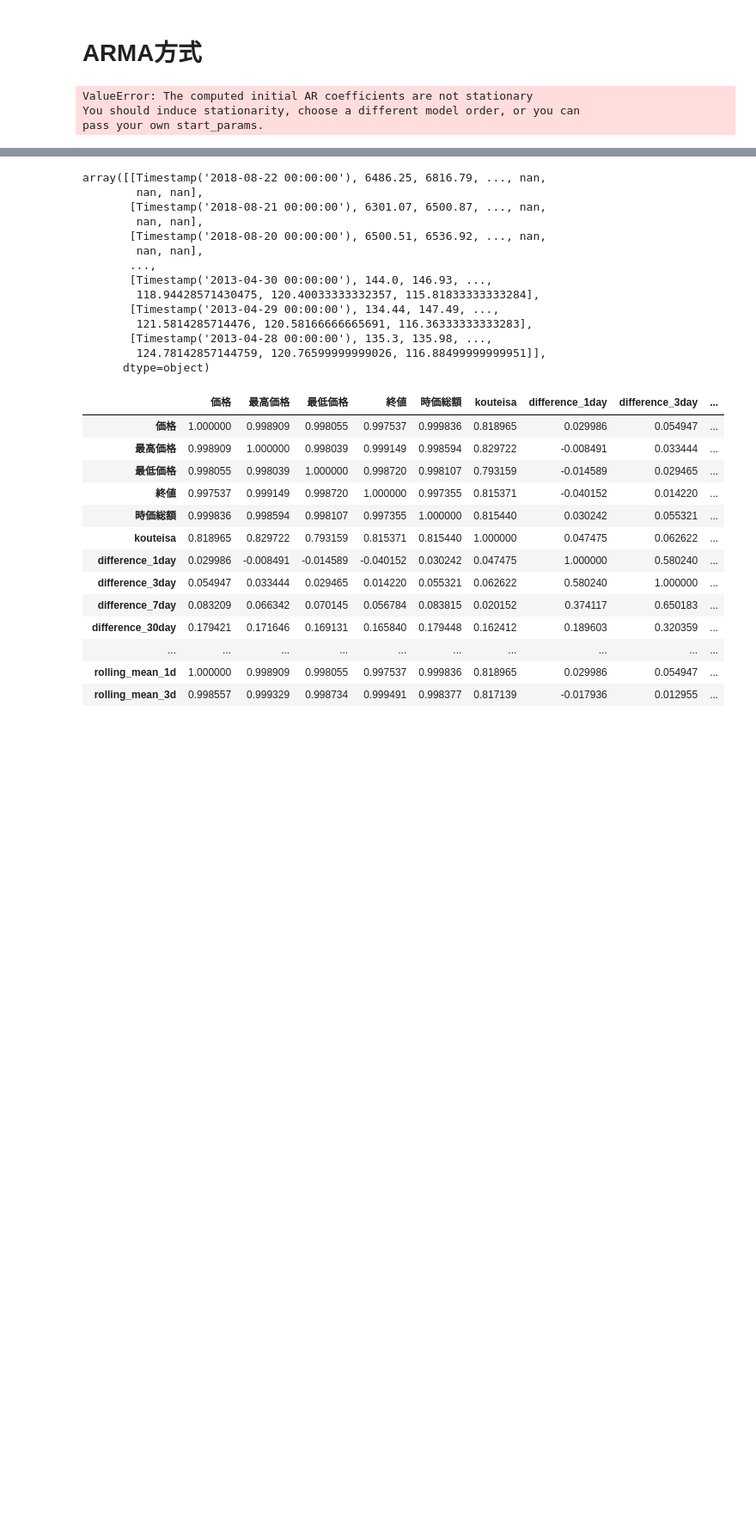
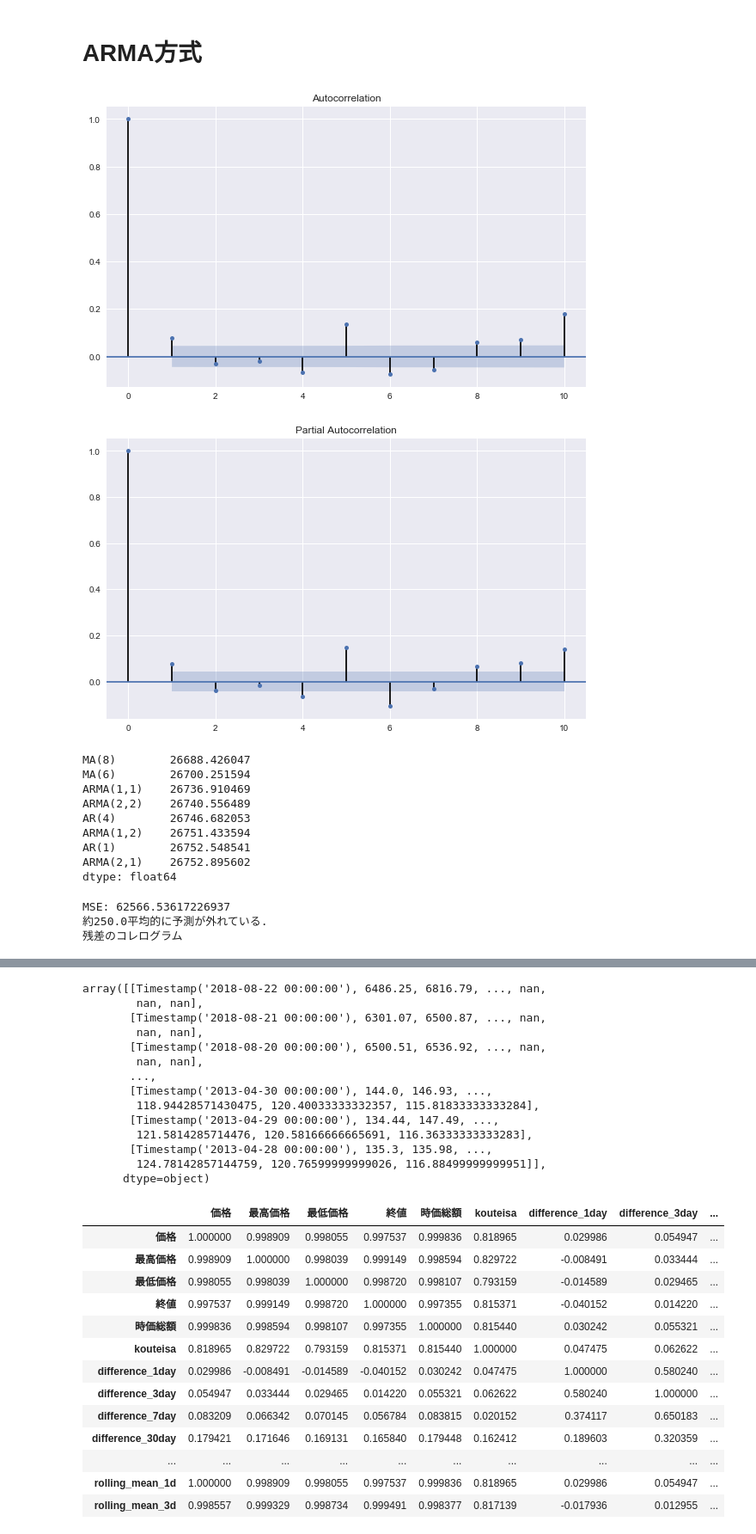
Before and after one commit to OhkawaHiroyuki/bitcoin, a Jupyter notebook: bitcoin株価解析.ipynb, the cells around one changed output, grey strips where cells are left out. Shown at 86% size. Cells and saved outputs as stored; diff of their text form; code cells hidden in the pictures; blank space fills up the shorter version.

```diff
--- a/bitcoin株価解析.ipynb
+++ b/bitcoin株価解析.ipynb
@@ -509,34 +649,46 @@ ValueError: ordinal must be >= 1
+# %%
+# データの前処理
+data1_diff = df_bitcoin['価格'].diff()
+data1_rate = df_bitcoin['価格'].pct_change()
+data1_logdiff = np.log(df_bitcoin['価格'] / df_bitcoin['価格'].shift(1))
 # %%
-# AIC計算
-# AICを正しく比較するために、全てARMAで行います。
-data1 = diff
+# data1
+data = df_bitcoin['価格']
+target = data1_diff.dropna().values  # targetのindexは元のdataより１前にずれる.
 
+# コレログラムを描画し次数にあたりをつける。
+sm.graphics.tsa.plot_acf(target, lags=10)
+sm.graphics.tsa.plot_pacf(target, lags=10)
+plt.show()
+
+
+# それぞれのモデルのAICを計算
 aic = pd.Series(index=['MA(6)', "MA(8)", "AR(1)", "AR(4)",
                        "ARMA(1,1)", "ARMA(1,2)", "ARMA(2,1)", "ARMA(2,2)"])
-aic['MA(6)'] = ARMA(data1, order=(0, 6)).fit().aic
-aic['MA(8)'] = ARMA(data1, order=(0, 8)).fit().aic
-aic['AR(1)'] = ARMA(data1, order=(1, 0)).fit().aic
-aic['AR(4)'] = ARMA(data1, order=(4, 0)).fit().aic
-aic['ARMA(1,1)'] = ARMA(data1, order=(1, 1)).fit().aic
+aic['MA(6)'] = ARMA(target, order=(0, 6)).fit().aic
+aic['MA(8)'] = ARMA(target, order=(0, 8)).fit().aic
+aic['AR(1)'] = ARMA(target, order=(1, 0)).fit().aic
+aic['AR(4)'] = ARMA(target, order=(4, 0)).fit().aic
+aic['ARMA(1,1)'] = ARMA(target, order=(1, 1)).fit().aic
+aic['ARMA(1,2)'] = ARMA(target, order=(1, 2)).fit(trend='nc').aic
+aic['ARMA(2,1)'] = ARMA(target, order=(2, 1)).fit().aic
+aic['ARMA(2,2)'] = ARMA(target, order=(2, 2)).fit().aic
 
-try:
-    aic['ARMA(1,2)'] = ARMA(data1, order=(1, 2)
-                            ).fit().aic  # AR is Not Stationary
-except Exception as e:
-    print('ARMA(1,2): ', e)
-    '''
-    statsmodelsでARMAを推定する際、
-    The computed initial AR coefficients are not stationary
-    MA coefficients are not invertible
-    などのエラーが出るときがあります。
-    詳しくは末尾の 備考: ARMA過程の係数が正しく推定できない場合\u3000をご覧ください。
-    '''
-    aic['ARMA(1,2)'] = ARMA(df_bitcoin, order=(1, 2)).fit(trend='nc').aic
+display(aic.sort_values())  # AICが最小のモデルは？
 
-aic['ARMA(1,1)'] = ARMA(data1, order=(1, 1)).fit().aic
-aic['ARMA(2,1)'] = ARMA(data1, order=(2, 1)).fit().aic
-aic['ARMA(2,2)'] = ARMA(data1, order=(2, 2)).fit().aic
+ts_prediction(data, target, order=4)
 # %% [output]
+[figure, added]
+[figure, added]
-ValueError: The computed initial AR coefficients are not stationary
-You should induce stationarity, choose a different model order, or you can
-pass your own start_params.
+MA(8)        26688.426047
+MA(6)        26700.251594
+ARMA(1,1)    26736.910469
+ARMA(2,2)    26740.556489
+AR(4)        26746.682053
+ARMA(1,2)    26751.433594
+AR(1)        26752.548541
+ARMA(2,1)    26752.895602
+dtype: float64
+MSE: 62566.53617226937
+約250.0平均的に予測が外れている.
+残差のコレログラム
```
Also changed, not shown: parts of 22 cells of this notebook.
